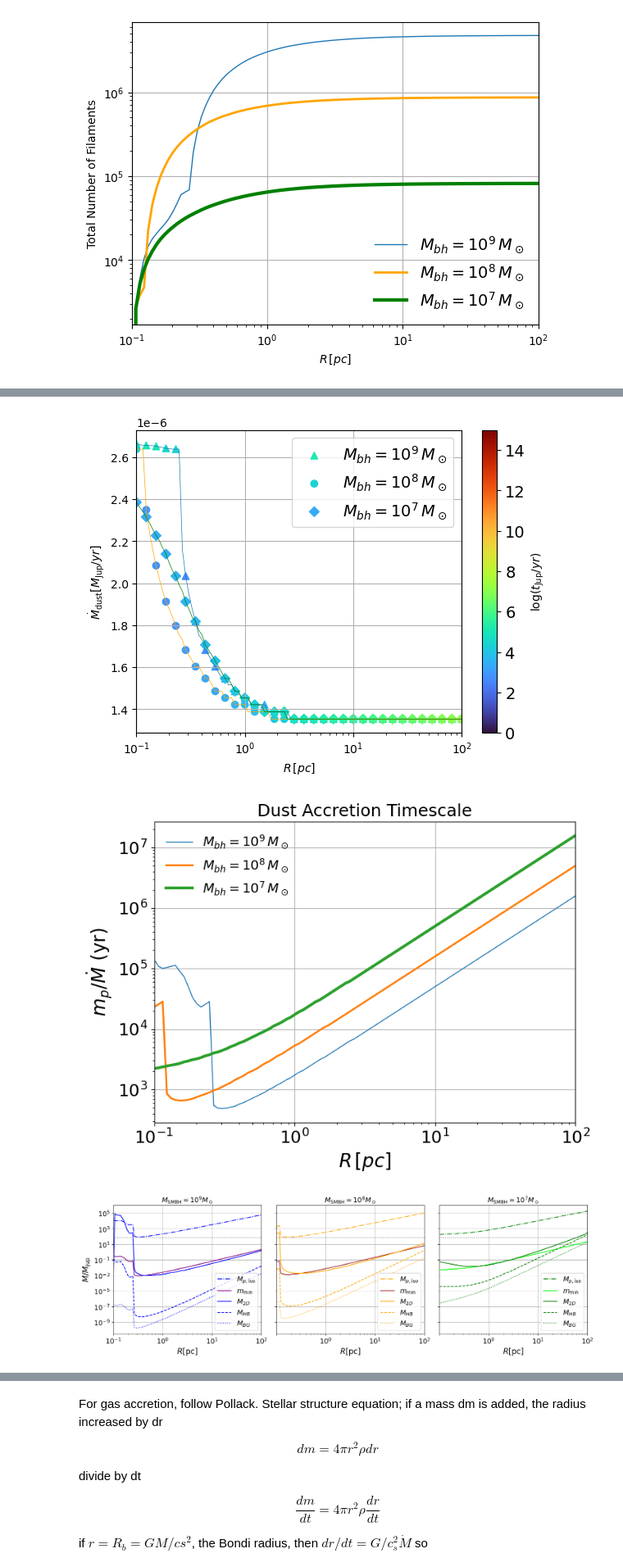
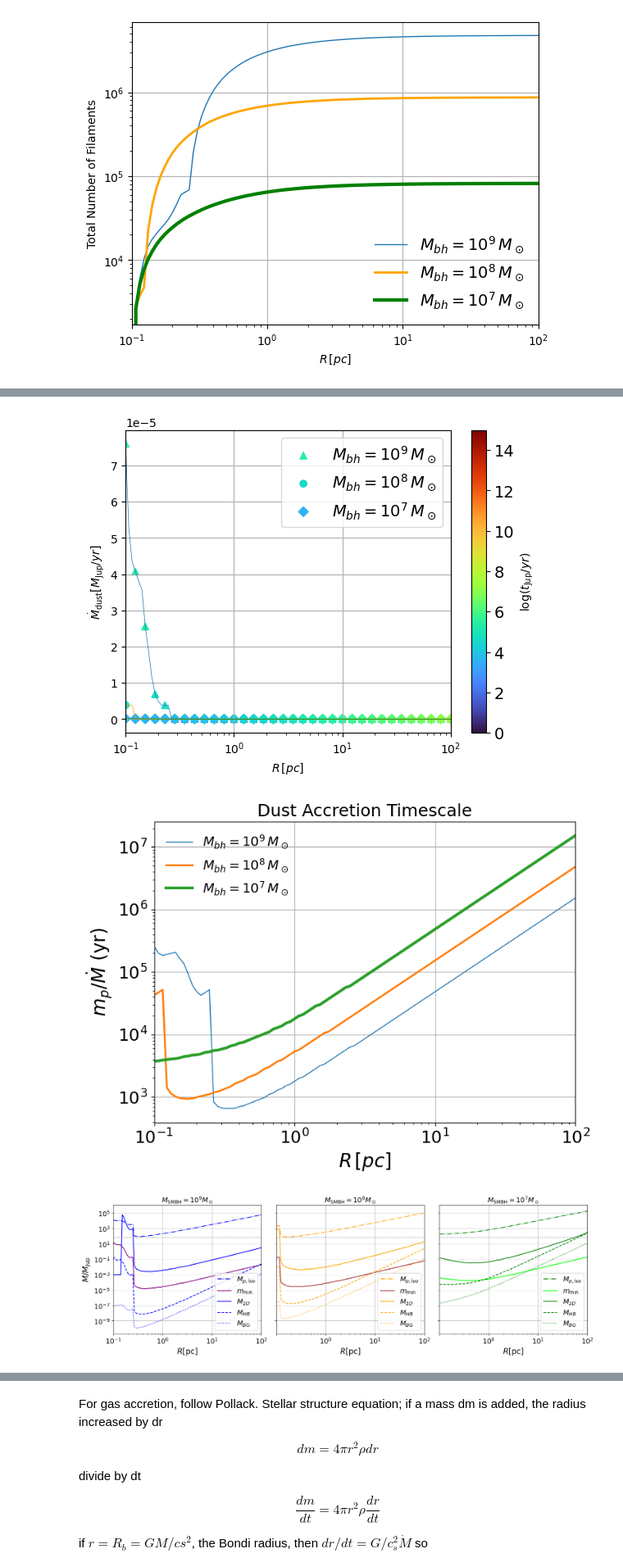
Before and after one commit to mbhupe/EmbeddedAGN, a Jupyter notebook: planetsAGN-magnetic_work.ipynb, the cells around one changed output, grey strips where cells are left out. Shown at 82% size. Saved outputs shown, nothing was run; the diff lists cells and outputs as text; code cells hidden in the pictures.

```diff
--- a/planetsAGN-magnetic_work.ipynb
+++ b/planetsAGN-magnetic_work.ipynb
@@ -351,16 +351,17 @@ def readstreamingInstability(alpha,Mbh):
     eta     = (0.5 * h**2)*(r/pressure)*np.abs(dp/dr) #add the pressure gradiant
 
     vrms2 = alpha * cs**2
-    St_frag  = vfrag**2 / (2*vrms2)
+    St_frag  = vfrag**2 / (3*vrms2)
     # print(St_frag)
     # St_frag  = np.ones(len(output['rrs'][1]));
     St_drift = 3.*np.sqrt(np.pi)/4 * coagulation_efficiency * Z/eta
 
     #St = Omega * a*rho_bullet/(cs*rho_gas)
     Omega = np.sqrt(G*M)/r**1.5
-    St      = SI_St_threshold
     a_frag  = St_frag*cs*rho/(rho_bullet*Omega)
     a_drift = St_drift*cs*rho/(rho_bullet*Omega)
+
+    St      = St_frag
 
     H  = h*r
     filament_mass = eta*r*H*Sigma*Zfil
@@ -371,9 +372,16 @@ def readstreamingInstability(alpha,Mbh):
     # print(totaldustmass)
     gravityparamater = (4.*np.pi*G*rho/Omega**2.)
 
+    delta_0 = 2.7e-6
+    e_hill = rho
+    delta = delta_0 * (St/0.1) * (10/e_hill)
     mmin     = 1/9. * (alpha/(St*Sc))**1.5 * h**3 * M #Klahr+2020
 
-    mmin_Liu = 3.8e-9*(Z/0.02)**0.5 *(gravityparamater/np.pi)**1.5*(h/0.05)**3. * M #Liu, B.+ 2020
+    C = 1.82e-5
+    mmin_Liu = 3.1*Mjup * (C/1e-5) * (Zfil/0.02)**0.5 * (gravityparamater*np.pi)**1.5 * (h/0.05)**3. * M/(1e8*Msun)
+
+
+    #3.8e-9*(Z/0.02)**0.5 *(gravityparamater*np.pi)**1.5*(h/0.05)**3. * M #Liu, B.+ 2020
 
     Ntot  = filament_mass/mmin
 
@@ -776,7 +782,7 @@ plt.grid()
 plt.savefig("timeMjupMdotdust_alpha1em4_mbhvar.png",format='png',transparent='True',bbox_inches='tight')
 plt.savefig("timeMjupMdotdust_alpha1em4_mbhvar.pdf",format='pdf',transparent='True',bbox_inches='tight')
 # %% [output]
-[figure, old version]
+[figure, new version]
 # %%
 xsize=8
 ysize=8/1.61
@@ -815,7 +821,7 @@ plt.tight_layout()
 plt.savefig("timeMjupDust_delta1em5_mbhvar.png",format='png',transparent='True',bbox_inches='tight')
 plt.savefig("timeMjupDust_delta1em5_mbhvar.pdf",format='pdf',transparent='True',bbox_inches='tight')
 # %% [output]
-[figure, old version]
+[figure, new version]
 # %%
 import numpy as np
 from scipy.optimize import root_scalar
@@ -833,7 +839,7 @@ def get_phi_mass(mass,data,par,i):
     tau=St/omega
     deltav = eta*omega*r
     tp  = G*mass /(deltav+omega*Rhill)**3
-    Racc=Racchat * exp(-0.4*(tau/tp)**0.65)
+    Racc=Racchat * exp(-chi_pa*(tau/tp)**gamma_pa)
     Hd = H * sqrt(alpha/(St*Sc+alpha))
     phi  =  Racc-2*Hd
     return phi
@@ -933,34 +939,34 @@ ax[2].plot(param_dic3['rrs'][1][cutr:], mhb7/Mjup,color='green',linestyle="dashe
 ax[2].plot(param_dic3['rrs'][1][cutr:], mbg7/Mjup,color='green',linestyle="dotted",label=r'$M_{BG}$')
 
 for axi in ax:
     axi.grid()
     axi.legend(loc='lower right')
     axi.set_xlim(1e-1,1e2)
     axi.set_xscale('log')
     axi.set_yscale('log')
     axi.set_xlabel(r'$R$[pc]')
     axi.set_xticks(xticks)
 #    axi.axhline(13,linestyle='dotted',color='grey')
     axi.axhline(0.07*Msun/Mjup,linestyle='dotted',color='grey')
 
 ax[0].set_title(r'$M_{\rm SMBH}=10^9 M_\odot$')
 ax[1].set_title(r'$M_{\rm SMBH}=10^8 M_\odot$')
 ax[2].set_title(r'$M_{\rm SMBH}=10^7 M_\odot$')
 
 ax[0].set_ylabel(r'$M/M_\mathrm{jup}$')
 
 fig.subplots_adjust(wspace=0)
 
 for axi in ax[1:]:
     labels = axi.get_xticklabels()
     if labels:
         labels[0].set_visible(False)
 
 plt.tight_layout()
 plt.savefig("pebble_accretion_regimes.pdf", bbox_inches='tight')
 plt.savefig("pebble_accretion_regimes.png", bbox_inches='tight')
 # %% [output]
-[figure, old version]
+[figure, new version]
 # %%
 # Ok the radius is at Hill; where's the 2D/3D transition?
 
```
Also changed, not shown: parts of 11 cells of this notebook.
